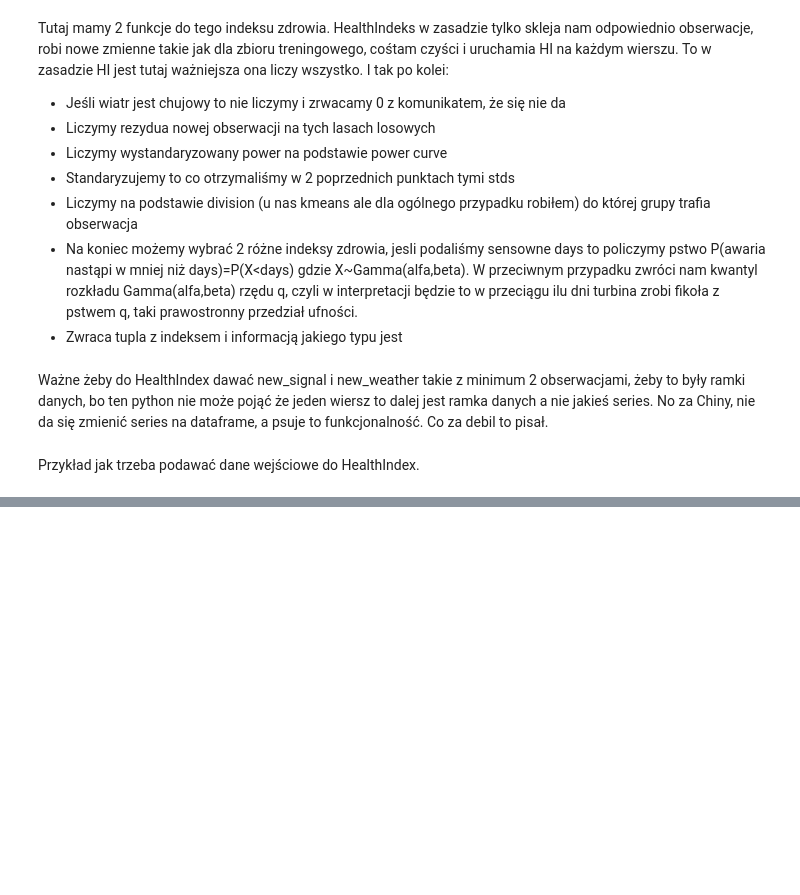
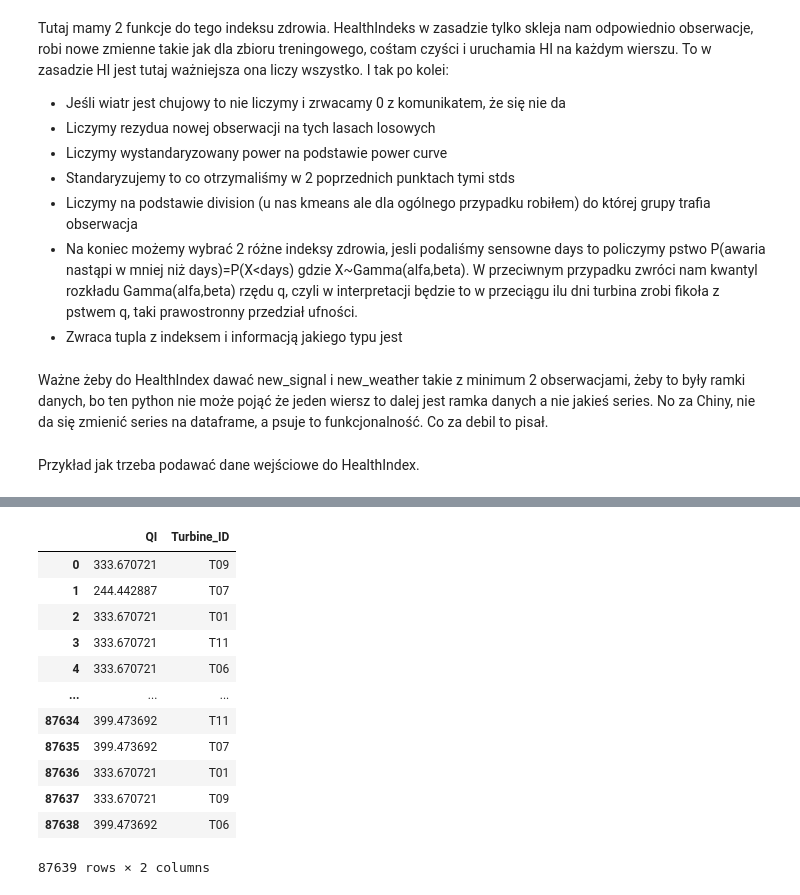
Before and after one commit to AntoniKedzierski/Windfarm, a Jupyter notebook: eda.ipynb, the cells around one changed output, grey strips where cells are left out. Drawn from its saved outputs; the diff is of its cells as text; code cells hidden in the pictures; blank space fills up the shorter version.

```diff
--- a/eda.ipynb
+++ b/eda.ipynb
@@ -460,0 +478,20 @@ dtype: object
+# %%
+QI_test_turbine = pd.concat([QI_test.apply(lambda x:x[0]) ,signals_test["Turbine_ID"]],axis=1)
+# %%
+QI_test_turbine = QI_test_turbine.rename(columns={0:"QI"})
+# %%
+QI_test_turbine
+# %% [output]
+|  | QI | Turbine_ID |
+| 0 | 333.670721 | T09 |
+| 1 | 244.442887 | T07 |
+| 2 | 333.670721 | T01 |
+| 3 | 333.670721 | T11 |
+| 4 | 333.670721 | T06 |
+| ... | ... | ... |
+| 87634 | 399.473692 | T11 |
+| 87635 | 399.473692 | T07 |
+| 87636 | 333.670721 | T01 |
+| 87637 | 333.670721 | T09 |
+| 87638 | 399.473692 | T06 |
+87639 rows × 2 columns
```
Also changed, not shown: parts of 9 cells of this notebook.
